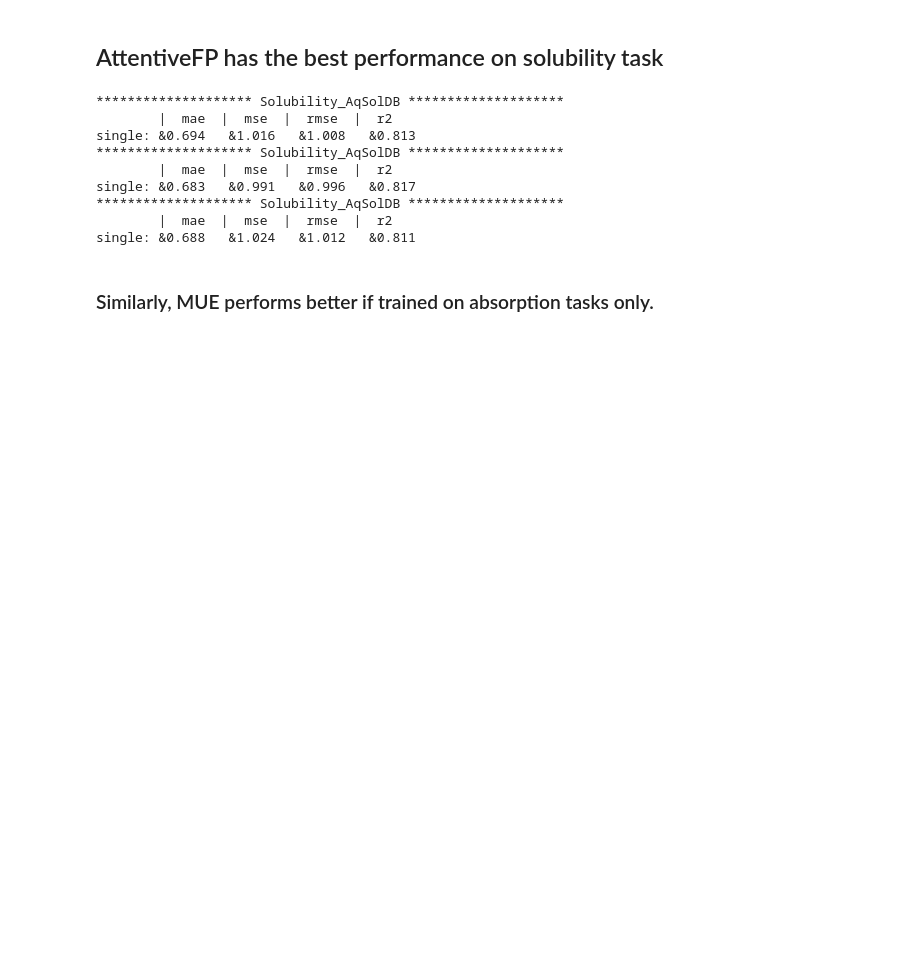
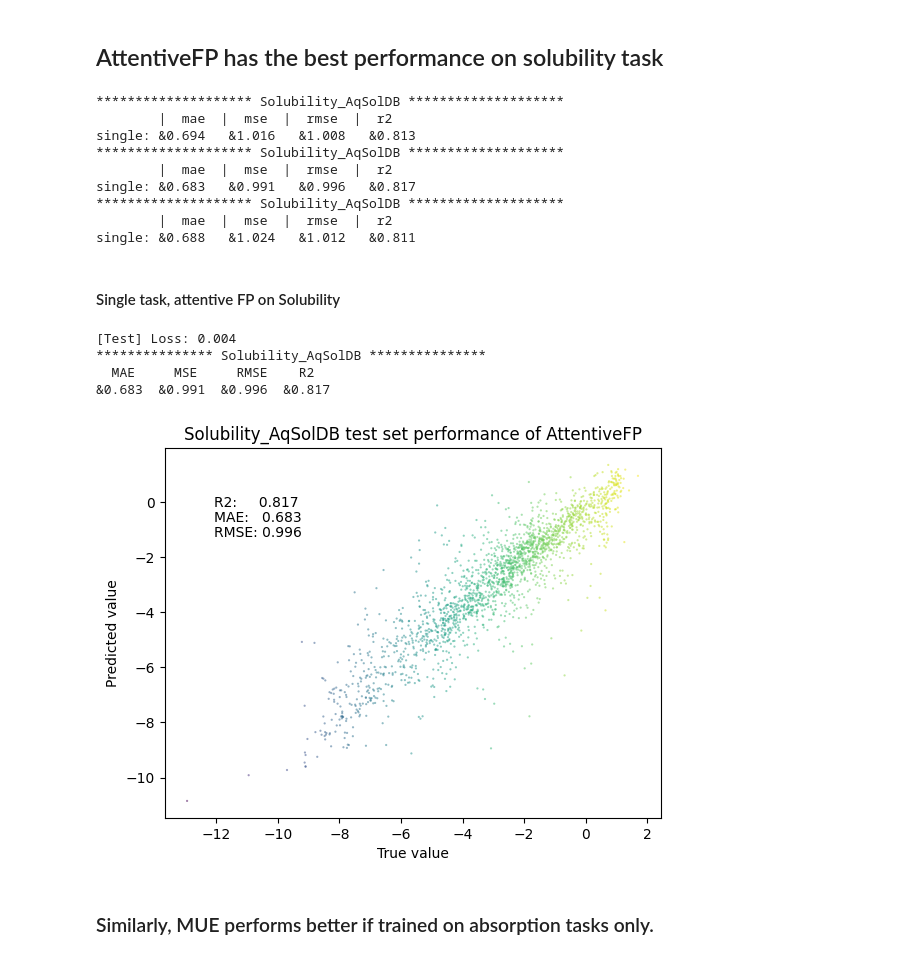
Before and after one commit to yingzibu/MOL2ADMET, a Jupyter notebook: results/PAMPA_Solu_evaluation.ipynb, the cells around one changed output. Saved outputs shown, nothing was run; the diff lists cells and outputs as text; code cells hidden in the pictures; blank space fills up the shorter version.

```diff
--- a/results/PAMPA_Solu_evaluation.ipynb
+++ b/results/PAMPA_Solu_evaluation.ipynb
@@ -238,6 +315,20 @@ single: &0.683   &0.991   &0.996   &0.817
 ******************** Solubility_AqSolDB ********************
         |  mae  |  mse  |  rmse  |  r2
 single: &0.688   &1.024   &1.012   &0.811
+# %% [markdown]
+#### Single task, attentive FP on Solubility
+# %%
+task_name = 'Solubility_AqSolDB'
+model_type = 'AttentiveFP'
+i = 1
+file_name = f'ST/{task_name}/{model_type}_ST_{i}.yml'
+p = yml_report(file_name, recalculate=True)
+# %% [output]
+[Test] Loss: 0.004
+*************** Solubility_AqSolDB ***************
+  MAE     MSE     RMSE    R2
+&0.683  &0.991  &0.996  &0.817
+[figure, added]
 # %% [markdown]
 ### Similarly, MUE performs better if trained on absorption tasks only.
 # %%
```
Also changed, not shown: parts of 17 cells of this notebook.
